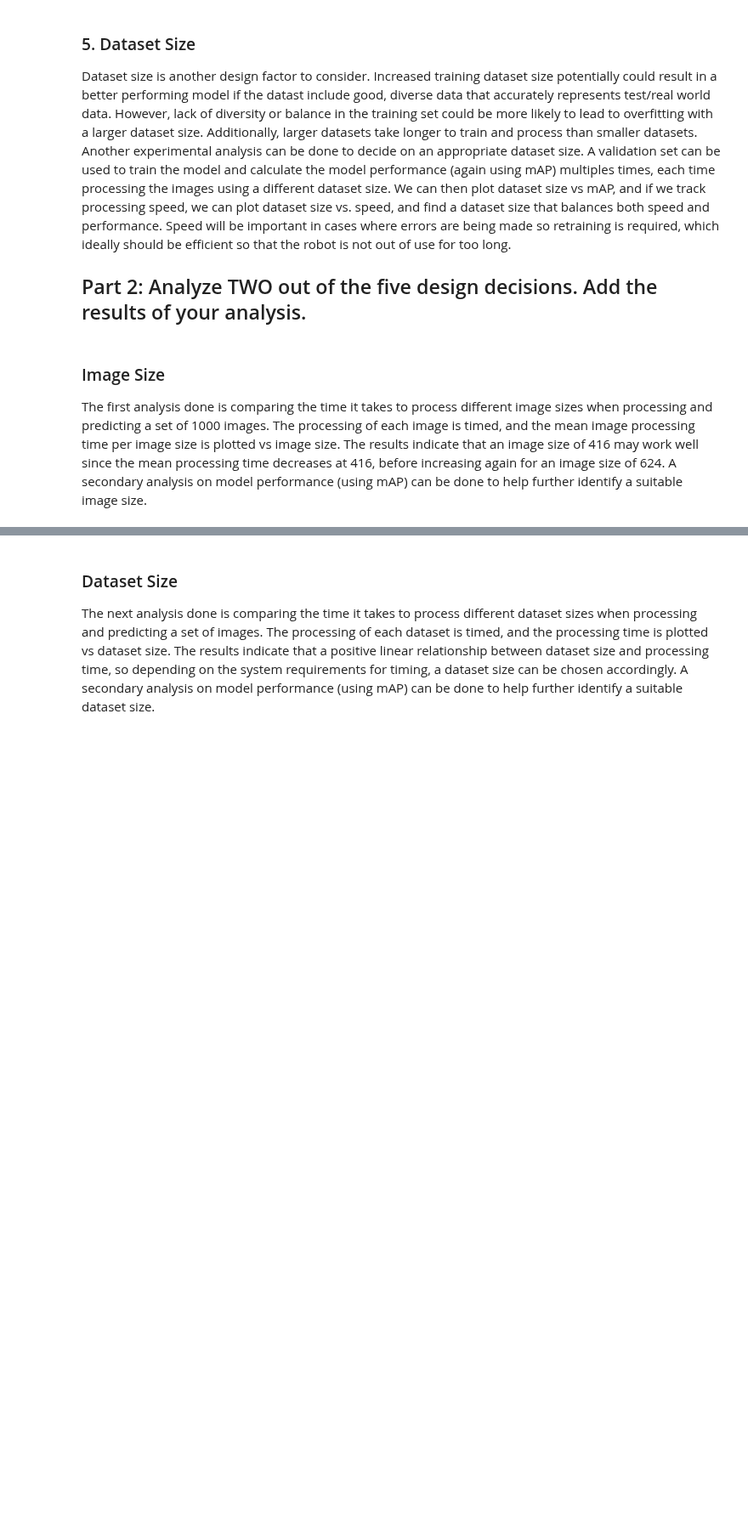
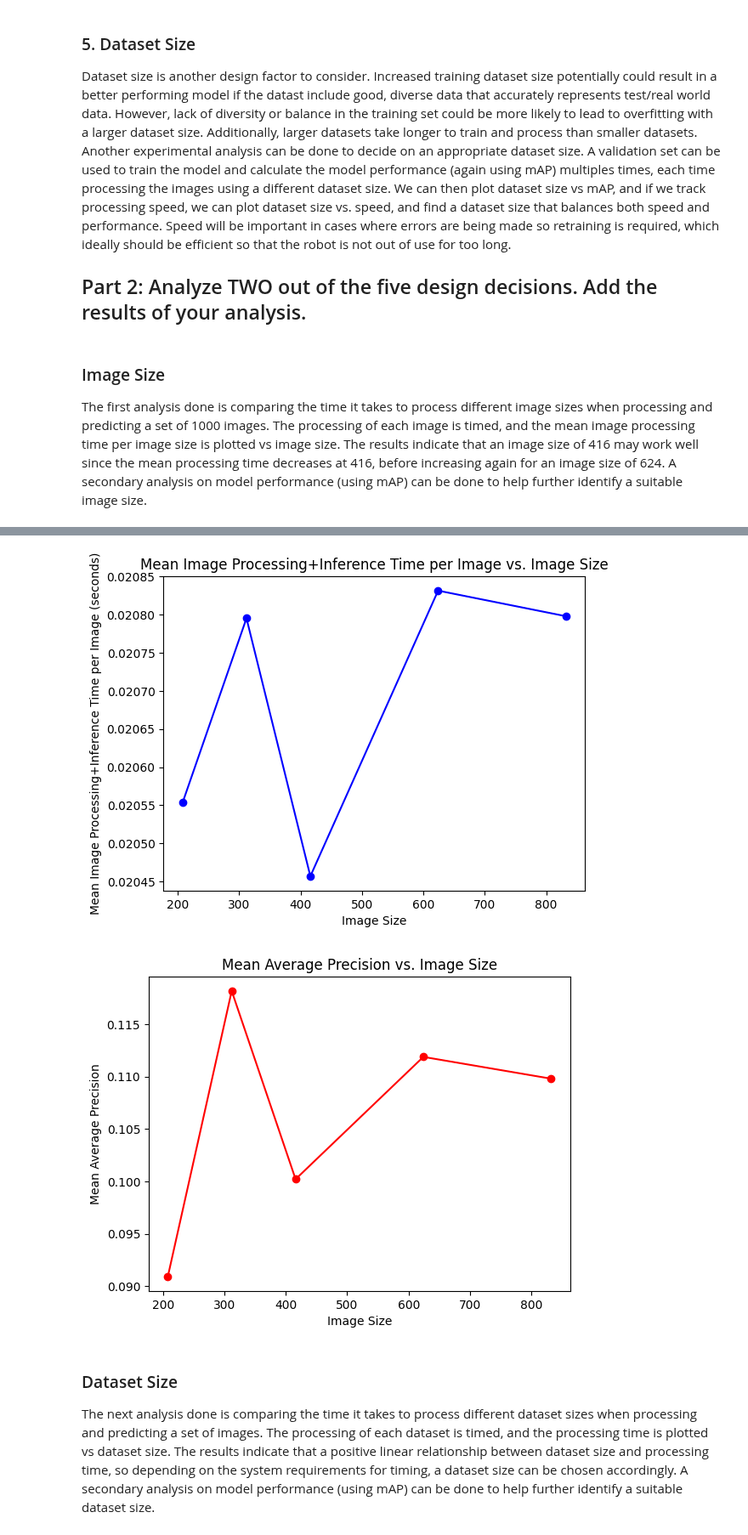
Before and after one commit to rskarp/riley-creating-ai-enabled-systems, a Jupyter notebook: object_detection_system/analysis/design_considerations.ipynb, the cells around one changed output, grey strips where cells are left out. Shown at 85% size. Cells and saved outputs as stored; diff of their text form; code cells hidden in the pictures; blank space fills up the shorter version.

```diff
--- a/object_detection_system/analysis/design_considerations.ipynb
+++ b/object_detection_system/analysis/design_considerations.ipynb
@@ -61,29 +67,0 @@ Successfully loaded model...
-# %%
-# Run prediction on different image sizes
-imgSizes = [208, 312, 416, 624, 832]
-meanTimes = []
-stdTimes = []
-allTimes = np.zeros([5,1000])
-# Select a random tample of 1000 of the training images
-sampleSet = random.sample(trainImgs, 1000)
-for i in range(len(imgSizes)):
-    imgSize = imgSizes[i]
-    # Run detection for each image in the sample set, keeping track of time
-    for f in range(len(sampleSet)):
-        frame = cv2.imread(sampleSet[f])
-        start = time.time()
-        if frame.shape[0] != imgSize and frame.shape[1] != imgSize:
-            frame = cv2.resize(frame, (imgSize,imgSize))
-        output = detector.predict(frame)
-        detections = detector.process_output(output)
-        filteredDetections = nms.filter(detections)
-        end = time.time()
-        allTimes[i,f] = end-start
-
-# Calculate average time per image and plot vs image size
-meanTimes = np.mean(allTimes,axis=1)
-plt.plot(imgSizes,meanTimes,'bo-')
-plt.title('Mean Image Processing+Inference Time vs. Image Size')
-plt.xlabel('Image Size')
-plt.ylabel('Mean Image Processing+Inference Time (seconds)')
-plt.show()
@@ -93,3 +130,21 @@ Successfully loaded model...
+# %%
+# Calculate average time per image and plot vs image size
+meanTimes = np.mean(allTimes,axis=1)
+plt.figure()
+plt.plot(imgSizes,meanTimes,'bo-')
+plt.title('Mean Image Processing+Inference Time per Image vs. Image Size')
+plt.xlabel('Image Size')
+plt.ylabel('Mean Image Processing+Inference Time per Image (seconds)')
+plt.show()
+plt.figure()
+plt.plot(imgSizes,maps,'ro-')
+plt.title('Mean Average Precision vs. Image Size')
+plt.xlabel('Image Size')
+plt.ylabel('Mean Average Precision')
+plt.show()
+# %% [output]
+[figure, added]
+[figure, added]
 # %% [markdown]
 ### Dataset Size
 The next analysis done is comparing the time it takes to process different dataset sizes when processing and predicting a set of images. The processing of each dataset is timed, and the processing time is plotted vs dataset size. The results indicate that a positive linear relationship between dataset size and processing time, so depending on the system requirements for timing, a dataset size can be chosen accordingly. A secondary analysis on model performance (using mAP) can be done to help further identify a suitable dataset size.
```
Also changed, not shown: parts of 18 cells of this notebook, 6 other files.
